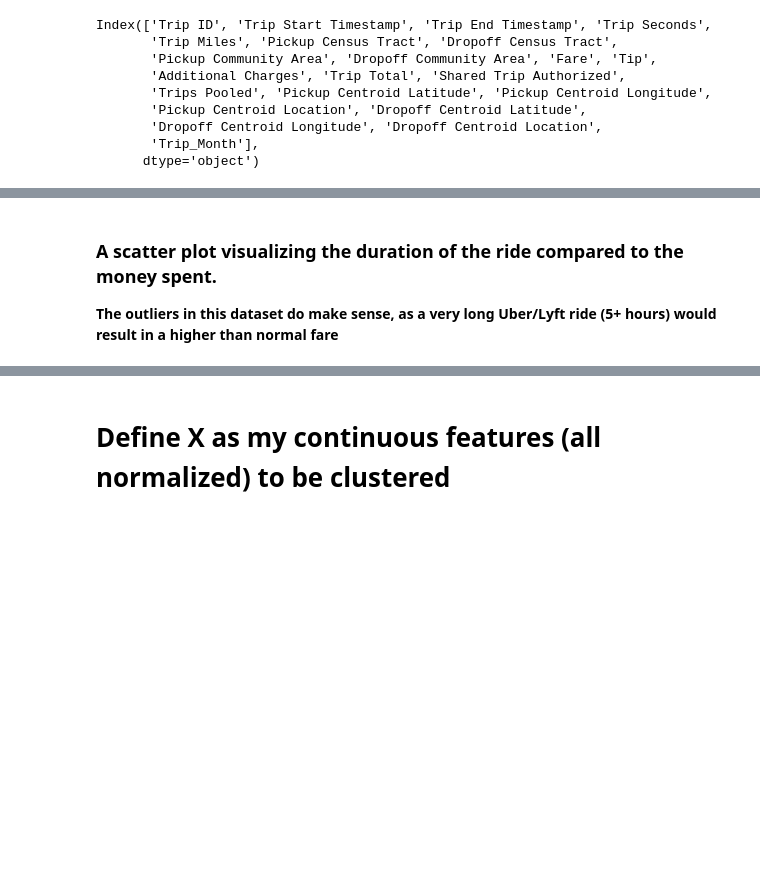
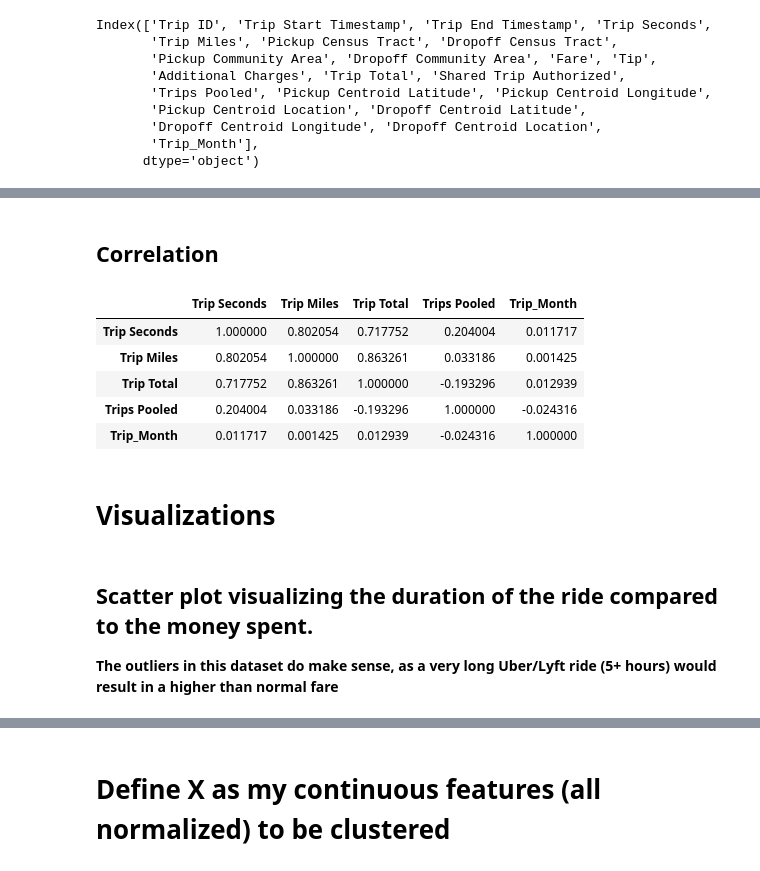
Before and after one commit to igopalan/Thinkful-Clustering, a Jupyter notebook: Thinkful_Capstone_ChicagoRideshare.py.ipynb, the cells around one changed output, grey strips where cells are left out. Drawn from its saved outputs; the diff is of its cells as text; code cells hidden in the pictures; blank space fills up the shorter version.

```diff
--- a/Thinkful_Capstone_ChicagoRideshare.py.ipynb
+++ b/Thinkful_Capstone_ChicagoRideshare.py.ipynb
@@ -121,5 +128,20 @@ chicago_sample.head(1)
+# %% [markdown]
+## Correlation
+# %%
+#As expected, trip duration (time) would be most correlated to trip distance.
+#Secondary factor of trip duration would be the total money spent.
+chicago_sample.corr()
+# %% [output]
+|  | Trip Seconds | Trip Miles | Trip Total | Trips Pooled | Trip_Month |
+| Trip Seconds | 1.000000 | 0.802054 | 0.717752 | 0.204004 | 0.011717 |
+| Trip Miles | 0.802054 | 1.000000 | 0.863261 | 0.033186 | 0.001425 |
+| Trip Total | 0.717752 | 0.863261 | 1.000000 | -0.193296 | 0.012939 |
+| Trips Pooled | 0.204004 | 0.033186 | -0.193296 | 1.000000 | -0.024316 |
+| Trip_Month | 0.011717 | 0.001425 | 0.012939 | -0.024316 | 1.000000 |
+# %% [markdown]
+# Visualizations
 # %% [markdown]
-### A scatter plot visualizing the duration of the ride compared to the money spent.
+## Scatter plot visualizing the duration of the ride compared to the money spent.
 
 **The outliers in this dataset do make sense, as a very long Uber/Lyft ride (5+ hours) would result in a higher than normal fare**
 # %%
```
Also changed, not shown: parts of 27 cells of this notebook.
